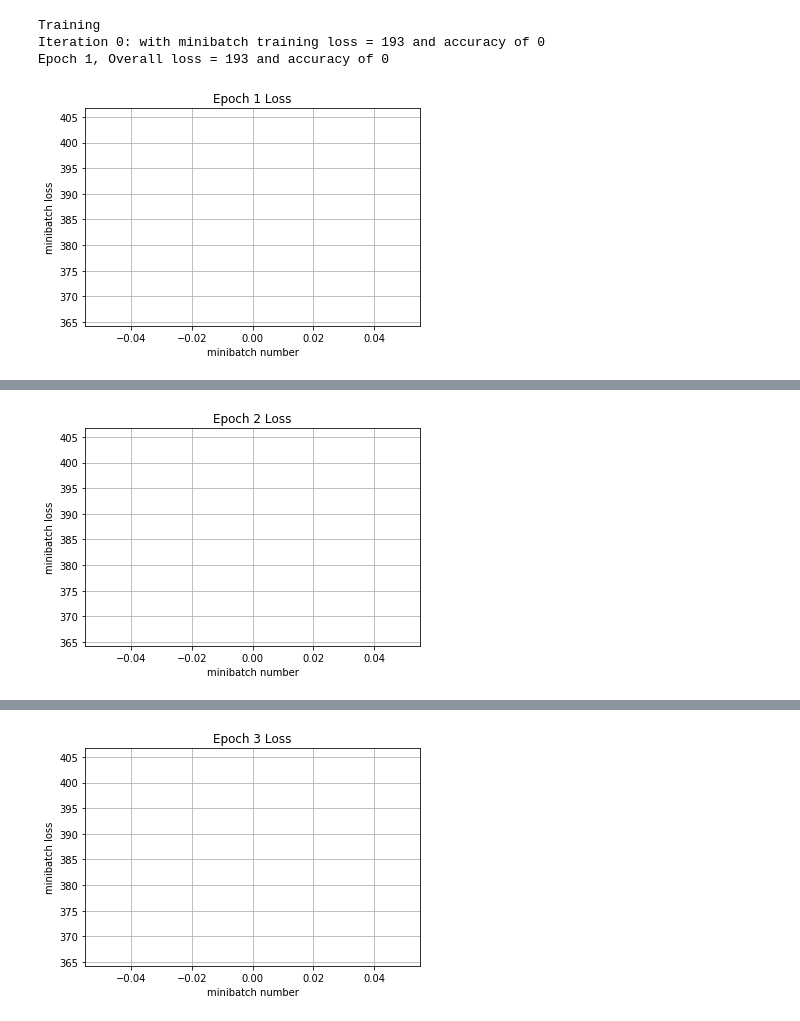
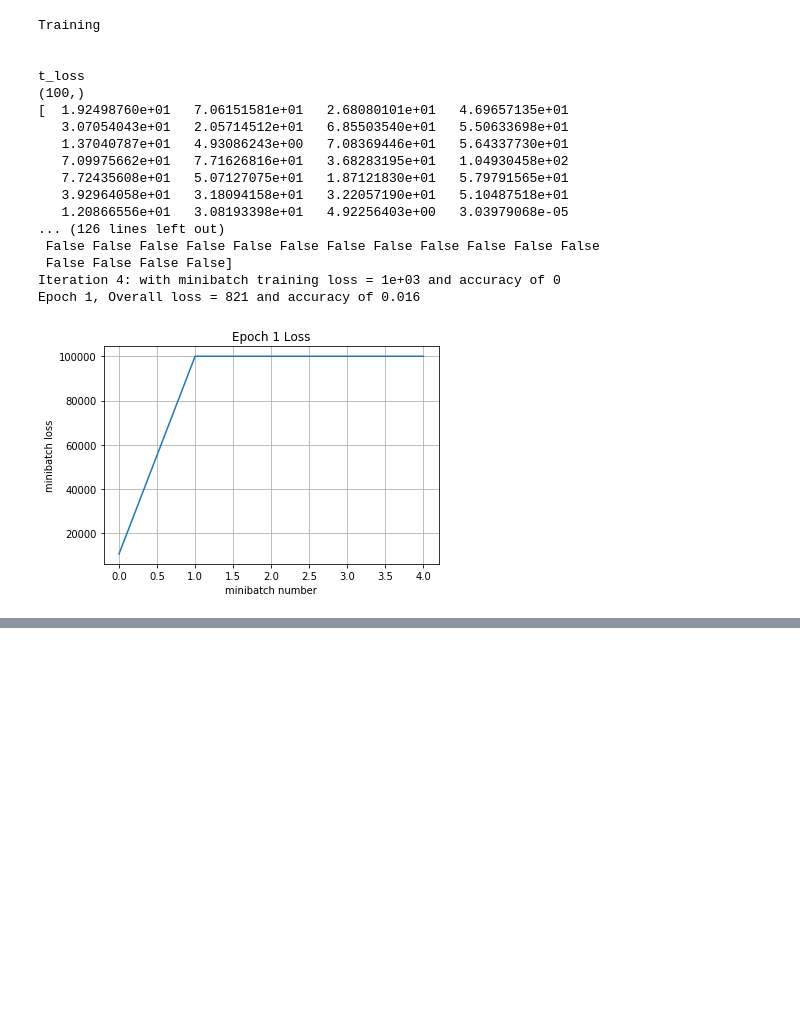
Before and after one commit to oj-amazing/cs231n, a Jupyter notebook: code/Framework.ipynb, the cells around one changed output, grey strips where cells are left out. Cells and saved outputs as stored; diff of their text form; code cells hidden in the pictures; blank space fills up the shorter version.

```diff
--- a/code/Framework.ipynb
+++ b/code/Framework.ipynb
@@ -115,7 +115,7 @@ Y_data.shape
 (17876,)
 # %%
 #def get_data(num_training=8000, num_validation=1876, num_test=8000):
-def sub_sample_data(num_training=2, num_validation=500, num_test=500): #test with 300 images total
+def sub_sample_data(num_training=500, num_validation=500, num_test=500): #test with 300 images total
 
     #training data subsample
     print("Subsampling training...")
@@ -155,6 +155,17 @@ def sub_sample_data(num_training=2, num_validation=500, num_test=500): #test wit
 print("calling get_data()...")
 X_train, y_train, X_val, y_val, X_test, y_test = sub_sample_data()
 
+X_train = X_train.astype(float)
+X_val = X_val.astype(float)
+X_test = X_test.astype(float)
+
+print("X_train data type")
+print(X_train.dtype)
+print("X_val data type")
+print(X_val.dtype)
+print("X_test data type")
+print(X_test.dtype)
+
 print('Train data shape: ', X_train.shape)
 print('Train labels shape: ', y_train.shape)
 print('Validation data shape: ', X_val.shape)
@@ -241,6 +315,6 @@ Tensor("conv2d/Relu:0", shape=(?, 50, 50, 4), dtype=float32)
 # %%
 def run_model(session, predict, loss_val, Xd, yd,
-              epochs, batch_size, print_every=5,
+              epochs, batch_size, print_every=1,
               training=None, plot_losses=False):
     # have tensorflow compute accuracy
     correct_prediction = tf.equal(tf.argmax(predict,1), y)
@@ -250,11 +324,11 @@ def run_model(session, predict, loss_val, Xd, yd,
     train_indicies = np.arange(Xd.shape[0])
     np.random.shuffle(train_indicies)
 
-    training_now = training is not None
+    training_now = True#training is not None
 
     # setting up variables we want to compute (and optimizing)
     # if we have a training function, add that to things we compute
-    variables = [mean_loss,correct_prediction,accuracy]
+    variables = [mean_loss,total_loss_array,correct_prediction,accuracy]
     if training_now:
         variables[-1] = training
 
@@ -266,6 +340,7 @@ def run_model(session, predict, loss_val, Xd, yd,
         losses = []
         # make sure we iterate over the dataset once
         for i in range(int(math.ceil(Xd.shape[0]/batch_size))):
+
             # generate indicies for the batch
             start_idx = (i*batch_size)%X_train.shape[0]
             idx = train_indicies[start_idx:start_idx+batch_size]
@@ -274,12 +349,41 @@ def run_model(session, predict, loss_val, Xd, yd,
             feed_dict = {X: Xd[idx,:],
                          y: yd[idx],
                          is_training: training_now }
+
             # get batch size
             actual_batch_size = yd[i:i+batch_size].shape[0]
 
+            print("\n")
+            if (np.isnan(Xd).any()):
+                print("error, there is NAN in Xd")
+            if (np.isnan(yd).any()):
+                print("error, there is NAN in yd")
+
+
+            """
+            print("Xd")
+            print(Xd.shape)
+            print(Xd.dtype)
+
+            print("X")
+            print(Xd[idx,:].shape)
+
+            print("y")
+            print(yd[idx])
+            print(yd.dtype)
+            """
+
             # have tensorflow compute loss and correct predictions
             # and (if given) perform a training step
-            loss, corr, _ = session.run(variables,feed_dict=feed_dict)
+            loss, t_loss, corr, _ = session.run(variables,feed_dict=feed_dict)
+
+            print("t_loss")
+            print(t_loss.shape)
+            print(t_loss)
+
+
+            print("corr")
+            print(corr)
 
             # aggregate performance stats
             losses.append(loss*actual_batch_size)
@@ -289,35 +393,52 @@ def run_model(session, predict, loss_val, Xd, yd,
             if training_now and (iter_cnt % print_every) == 0:
                 print("Iteration {0}: with minibatch training loss = {1:.3g} and accuracy of {2:.2g}"\
                       .format(iter_cnt,loss,np.sum(corr)/actual_batch_size))
             iter_cnt += 1
+
         total_correct = correct/Xd.shape[0]
         total_loss = np.sum(losses)/Xd.shape[0]
         print("Epoch {2}, Overall loss = {0:.3g} and accuracy of {1:.3g}"\
               .format(total_loss,total_correct,e+1))
         if plot_losses:
             plt.plot(losses)
             plt.grid(True)
             plt.title('Epoch {} Loss'.format(e+1))
             plt.xlabel('minibatch number')
             plt.ylabel('minibatch loss')
             plt.show()
     return total_loss,total_correct
 
-my_batch_size = 2
-train_num_epochs = 100
+my_batch_size = 100
+train_num_epochs = 1
 
 
 with tf.Session() as sess:
     with tf.device("/gpu:0"): #"/cpu:0" or "/gpu:0"
         sess.run(tf.global_variables_initializer())
         print('Training')
         run_model(sess,y_out,mean_loss,X_train,y_train,train_num_epochs,my_batch_size,1,train_step,True)
+        """
         print('Validation')
         run_model(sess,y_out,mean_loss,X_val,y_val,1,my_batch_size)
         print('Test')
         run_model(sess,y_out,mean_loss,X_test,y_test,1,my_batch_size)
+        """
 # %% [output]
 Training
-Iteration 0: with minibatch training loss = 193 and accuracy of 0
-Epoch 1, Overall loss = 193 and accuracy of 0
+
+
+t_loss
+(100,)
+[  1.92498760e+01   7.06151581e+01   2.68080101e+01   4.69657135e+01
+   3.07054043e+01   2.05714512e+01   6.85503540e+01   5.50633698e+01
+   1.37040787e+01   4.93086243e+00   7.08369446e+01   5.64337730e+01
+   7.09975662e+01   7.71626816e+01   3.68283195e+01   1.04930458e+02
+   7.72435608e+01   5.07127075e+01   1.87121830e+01   5.79791565e+01
+   3.92964058e+01   3.18094158e+01   3.22057190e+01   5.10487518e+01
+   1.20866556e+01   3.08193398e+01   4.92256403e+00   3.03979068e-05
+... (126 lines left out)
+ False False False False False False False False False False False False
+ False False False False]
+Iteration 4: with minibatch training loss = 1e+03 and accuracy of 0
+Epoch 1, Overall loss = 821 and accuracy of 0.016
-[figure, old version]
+[figure, new version]
@@ -326 +444,0 @@ Epoch 2, Overall loss = 193 and accuracy of 0
-[figure, removed]
@@ -329 +444,0 @@ Epoch 3, Overall loss = 193 and accuracy of 0
-[figure, removed]
```
Also changed, not shown: parts of 4 cells of this notebook.
